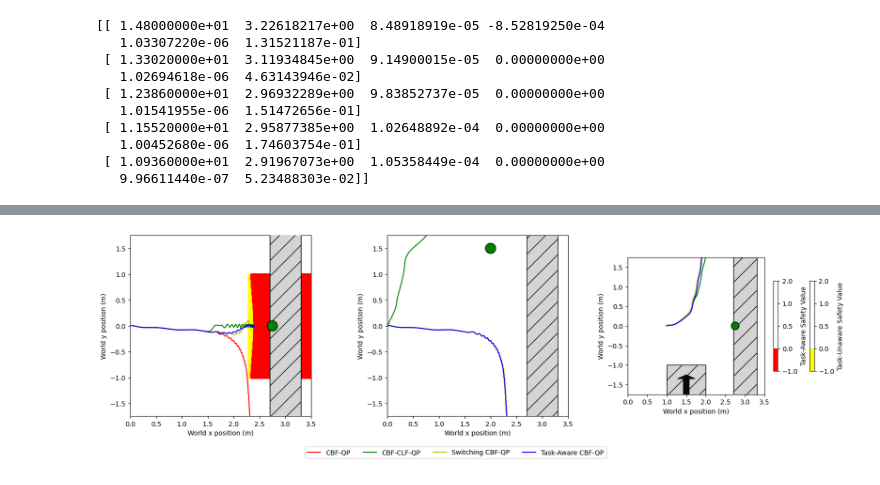
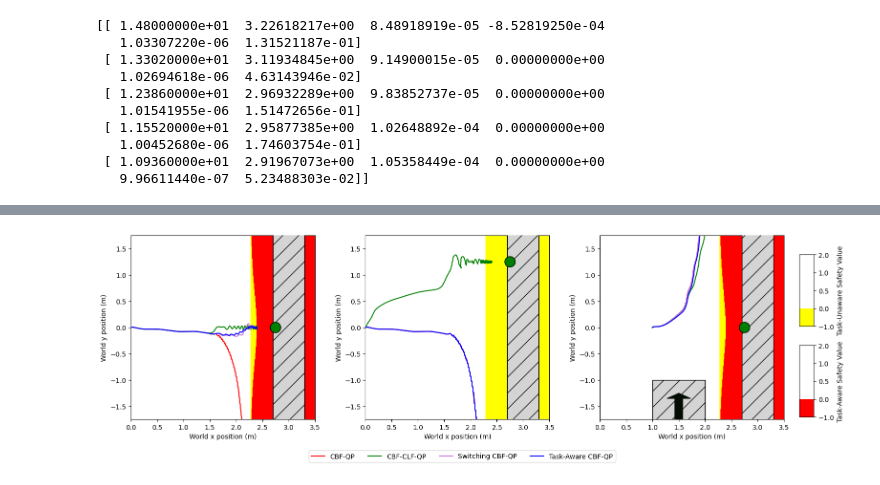
Before and after one commit to famsvip/Robot-Navigation-Collision-Avoidance-, a Jupyter notebook: data/plotting.ipynb, the cells around one changed output, grey strips where cells are left out. Cells and saved outputs as stored; diff of their text form; code cells hidden in the pictures.

Commit message:
Updated plots

```diff
--- a/data/plotting.ipynb
+++ b/data/plotting.ipynb
@@ -925,11 +925,11 @@ b_values = [0.5, 1.0, 1.5, 2.0, 2.5]
 c_values = [0.25, 0.5, 0.75, 1.0, 1.25]
 
 # scale factors to bring all metrics into similar range
-scales = [1, 1, 100, 100, 1e6, 10]
+scales = [1, 1, 100000, 100, 1e6, 10]
 metric_labels = [
     'Time to target (s)',
     'Path length (m)',
-    'Average consecutive control deviation (×10⁻² m/s)',
+    'Average consecutive control deviation (×10⁻5 m/s)',
     'Maximum safety violation score (negative h)',
     'Maximum slack activation (×10⁻⁶)',
     'Terminal velocity (×10⁻¹ m/s)'
@@ -1004,7 +1004,7 @@ ax1.add_patch(circle_target)
 
 ax1.plot(base[:,0], base[:,1], color="r", label="CBF-QP", zorder=3)
 ax1.plot(separated[:,0], separated[:,1], color="g", label="CBF-CLF-QP",zorder=3)
-ax1.plot(switching[:,0], switching[:,1], color="y", label="Switching CBF-QP", zorder=3)
+ax1.plot(switching[:,0], switching[:,1], color="#c977dd", label="Switching CBF-QP", zorder=3)
 ax1.plot(composite[:,0], composite[:,1], color="b", label="Task-Aware CBF-QP", zorder=3)
 
 task_safety_plot = ax1.scatter(
@@ -1027,8 +1027,13 @@ taskless_safety_plot = ax1.scatter(
     zorder=1
 )
 
-cbar_taskless = fig.colorbar(taskless_safety_plot, ax=ax3, label='Task-Unaware Safety Value', shrink=0.5)
-cbar_task = fig.colorbar(task_safety_plot, ax=ax3, label='Task-Aware Safety Value', shrink=0.5)
+fig.subplots_adjust(right=0.82)
+
+cbar_ax1 = fig.add_axes([0.83, 0.5, 0.015, 0.3])
+cbar_ax2 = fig.add_axes([0.83, 0.12, 0.015, 0.3])
+fig.colorbar(taskless_safety_plot, cax=cbar_ax1, label='Task-Unaware Safety Value')
+fig.colorbar(task_safety_plot, cax=cbar_ax2, label='Task-Aware Safety Value')
+
 ax1.set_xlim(0.0, 3.5)
 ax1.set_ylim(-1.75, 1.75)
 ax1.set_xlabel('World x position (m)')
@@ -1046,58 +1051,100 @@ base = np.load("./base_CBF/base_pos_scenario2.npy")
 switching = np.load("./switching_CBF/switching_pos_scenario2.npy")
 
 rect = Rectangle((2.7, -1.8), width=0.6, height=3.6,
-                 edgecolor='black', facecolor=(0.83, 0.83, 0.83), hatch="/")
-circle_target = Circle((2, 1.5), radius=0.1, edgecolor="black", facecolor="green")
+                 edgecolor='black', facecolor=(0.83, 0.83, 0.83), hatch="/", zorder=3)
+circle_target = Circle((2.75, 1.25), radius=0.1, edgecolor="black", facecolor="green", zorder=3)
 ax2.add_patch(rect)
 ax2.add_patch(circle_target)
 
 ax2.plot(base[:,0], base[:,1], color="r", label="CBF-QP")
-ax2.plot(separated[:,0], separated[:,1], color="g", label="CBF-CLF-QP")
-ax2.plot(switching[:,0], switching[:,1], color="y", label="Switching CBF-QP")
-ax2.plot(composite[:,0], composite[:,1], color="b", label="Task-Aware CBF-QP")
+ax2.plot(separated[:,0], separated[:,1], color="g", label="CBF-CLF-QP", zorder=3)
+ax2.plot(switching[:,0], switching[:,1], color="#c977dd", label="Switching CBF-QP", zorder=3)
+ax2.plot(composite[:,0], composite[:,1], color="b", label="Task-Aware CBF-QP", zorder=3)
 ax2.set_xlim(0.0, 3.5)
 ax2.set_ylim(-1.75, 1.75)
 ax2.set_aspect('equal')
 plt.grid(False)
 ax2.set_xlabel("World x position (m)")
 ax2.set_ylabel("World y position (m)")
+
+safety_map_task2 = np.load("./safety_map_comp_2.npy")
+safety_map_taskless2 = np.load("./safety_map_obs_2.npy")
+# task_safety_plot2 = ax2.scatter(
+#     safety_map_task2[:, 0],  # x
+#     safety_map_task2[:, 1],  # y
+#     c=safety_map_task2[:, 2],  # h value = color
+#     cmap=cmap,
+#     norm=norm,
+#     s=10,  # dot size
+#     zorder=2
+# )
+
+taskless_safety_plot2 = ax2.scatter(
+    safety_map_taskless2[:, 0],  # x
+    safety_map_taskless2[:, 1],  # y
+    c=safety_map_taskless2[:, 2],  # h value = color
+    cmap=cmap2,
+    norm=norm2,
+    s=10, # dot size
+    zorder=1
+)
 
 # Scenario 3
 
 composite = np.load("./composite_CBF/composite_pos_scenario3.npy")
 separated = np.load("./CBF-CLF/separated_pos_scenario3.npy")
 base = np.load("./base_CBF/base_pos_scenario3.npy")
 switching = np.load("./switching_CBF/switching_pos_scenario3.npy")
 
 rect_obs = Rectangle((2.7, -1.8), width=0.6, height=3.6,
-                 edgecolor='black', facecolor=(0.83, 0.83, 0.83), hatch="/")
+                 edgecolor='black', facecolor=(0.83, 0.83, 0.83), hatch="/", zorder=3)
 rect_moving = Rectangle((1, -2), width=1, height=1,
-                 edgecolor='black', facecolor=(0.83, 0.83, 0.83), hatch="/")
-circle_target = Circle((2.75, 0), radius=0.1, edgecolor="black", facecolor="green")
-arrow = Arrow(1.5, -1.75, 0, 0.5, width=0.75, color=(0.01, 0.05, 0.01))
+                 edgecolor='black', facecolor=(0.83, 0.83, 0.83), hatch="/", zorder=3)
+circle_target = Circle((2.75, 0), radius=0.1, edgecolor="black", facecolor="green", zorder=3)
+arrow = Arrow(1.5, -1.75, 0, 0.5, width=0.75, color=(0.01, 0.05, 0.01), zorder=4)
 ax3.add_patch(rect_obs)
 ax3.add_patch(rect_moving)
 ax3.add_patch(circle_target)
 ax3.add_patch(arrow)
 
 ax3.plot(base[:,0], base[:,1], color="r", label="CBF-QP")
 ax3.plot(separated[:,0], separated[:,1], color="g", label="CBF-CLF-QP")
-ax3.plot(switching[:,0], switching[:,1], color="y", label="Switching CBF-QP")
+ax3.plot(switching[:,0], switching[:,1], color="#c977dd", label="Switching CBF-QP")
 ax3.plot(composite[:,0], composite[:,1], color="b", label="Task-Aware CBF-QP")
 ax3.set_xlim(0.0, 3.5)
 ax3.set_ylim(-1.75, 1.75)
 ax3.set_aspect('equal')
 plt.grid(False)
 ax3.set_xlabel("World x position (m)")
 ax3.set_ylabel("World y position (m)")
 
-handles, labels = ax.get_legend_handles_labels()
+task_safety_plot = ax3.scatter(
+    safety_map_task[:, 0],  # x
+    safety_map_task[:, 1],  # y
+    c=safety_map_task[:, 2],  # h value = color
+    cmap=cmap,
+    norm=norm,
+    s=10,  # dot size
+    zorder=2
+)
+
+taskless_safety_plot = ax3.scatter(
+    safety_map_taskless[:, 0],  # x
+    safety_map_taskless[:, 1],  # y
+    c=safety_map_taskless[:, 2],  # h value = color
+    cmap=cmap2,
+    norm=norm2,
+    s=10, # dot size
+    zorder=1
+)
+
+handles, labels = ax1.get_legend_handles_labels()
 order = [0,1,2,3]
 ax1.legend([handles[i] for i in order], [labels[i] for i in order],
           loc='center',
           bbox_to_anchor=(1.8, -0.2),
           ncol=4)  # number of columns)
 
 plt.show()
 # %% [output]
-[figure, old version]
+[figure, new version]
```
Also changed, not shown: parts of 3 cells of this notebook, 32 other files.
